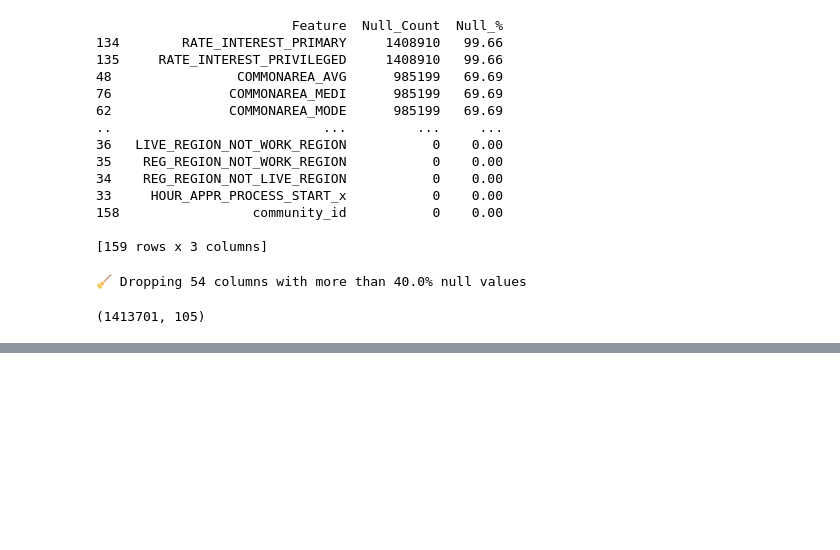
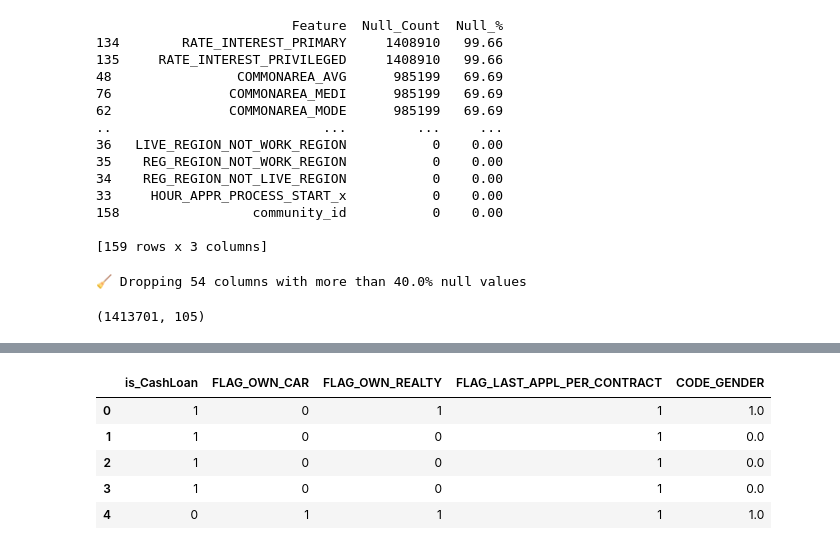
Before and after one commit to AreedAdmin/default_detection_system, a Jupyter notebook: defaultees.ipynb, the cells around one changed output, grey strips where cells are left out. Cells and saved outputs as stored; diff of their text form; code cells hidden in the pictures; blank space fills up the shorter version.

```diff
--- a/defaultees.ipynb
+++ b/defaultees.ipynb
@@ -240,0 +525,62 @@ merged_df_clean.shape
+# %%
+def encode_selected_binaries(df: pd.DataFrame) -> pd.DataFrame:
+    """
+    Encode specific binary and categorical features into numeric model-ready form.
+    Returns a new DataFrame with the encoded columns.
+    """
+    df = df.copy()
+
+    # 1️⃣ NAME_CONTRACT_TYPE_x → is_CashLoan
+    df["is_CashLoan"] = df["NAME_CONTRACT_TYPE_x"].map({
+        "Cash loans": 1,
+        "Revolving loans": 0
+    })
+
+    # 2️⃣ FLAG_OWN_CAR → 1/0
+    df["FLAG_OWN_CAR"] = df["FLAG_OWN_CAR"].map({
+        "Y": 1,
+        "N": 0
+    })
+
+    # 3️⃣ FLAG_OWN_REALTY → 1/0
+    df["FLAG_OWN_REALTY"] = df["FLAG_OWN_REALTY"].map({
+        "Y": 1,
+        "N": 0
+    })
+
+    # 4️⃣ FLAG_LAST_APPL_PER_CONTRACT → 1/0
+    df["FLAG_LAST_APPL_PER_CONTRACT"] = df["FLAG_LAST_APPL_PER_CONTRACT"].map({
+        "Y": 1,
+        "N": 0
+    })
+
+    # 5️⃣ CODE_GENDER → M=1, F=0, XNA=0.5
+    df["CODE_GENDER"] = df["CODE_GENDER"].map({
+        "M": 1,
+        "F": 0,
+        "XNA": 0.5
+    })
+
+    # Handle missing or unseen values (keep numeric consistency)
+    df["is_CashLoan"] = df["is_CashLoan"].fillna(0)
+    for col in ["FLAG_OWN_CAR", "FLAG_OWN_REALTY", "FLAG_LAST_APPL_PER_CONTRACT", "CODE_GENDER"]:
+        df[col] = df[col].fillna(0)
+
+    return df
+
+merged_df_clean = encode_selected_binaries(merged_df_clean)
+# Confirm encoding
+merged_df_clean[[
+    "is_CashLoan",
+    "FLAG_OWN_CAR",
+    "FLAG_OWN_REALTY",
+    "FLAG_LAST_APPL_PER_CONTRACT",
+    "CODE_GENDER"
+]].head()
+# %% [output]
+|  | is_CashLoan | FLAG_OWN_CAR | FLAG_OWN_REALTY | FLAG_LAST_APPL_PER_CONTRACT | CODE_GENDER |
+| 0 | 1 | 0 | 1 | 1 | 1.0 |
+| 1 | 1 | 0 | 0 | 1 | 0.0 |
+| 2 | 1 | 0 | 0 | 1 | 0.0 |
+| 3 | 1 | 0 | 0 | 1 | 0.0 |
+| 4 | 0 | 1 | 1 | 1 | 1.0 |
```
Also changed, not shown: parts of 8 cells of this notebook, 1 other file.
